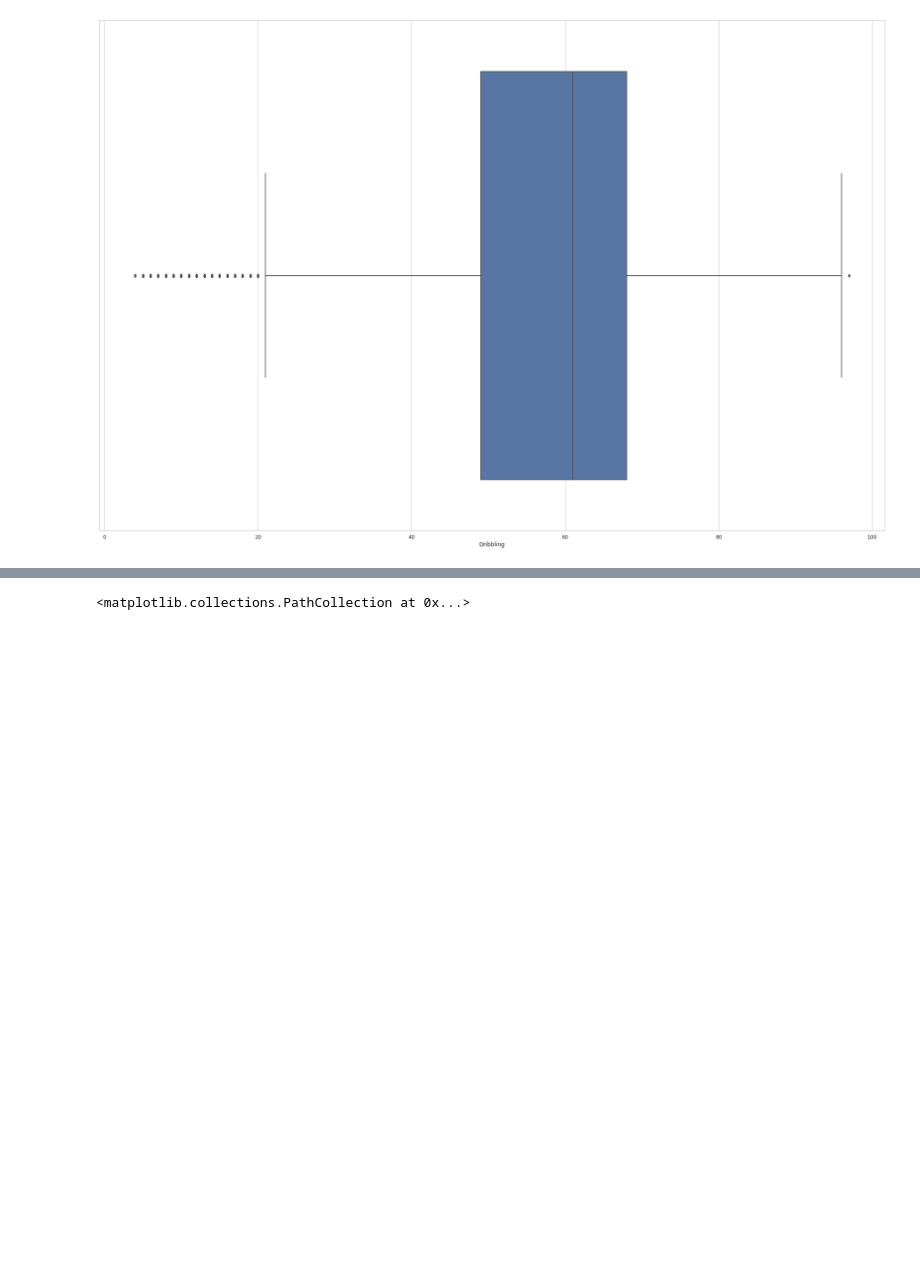
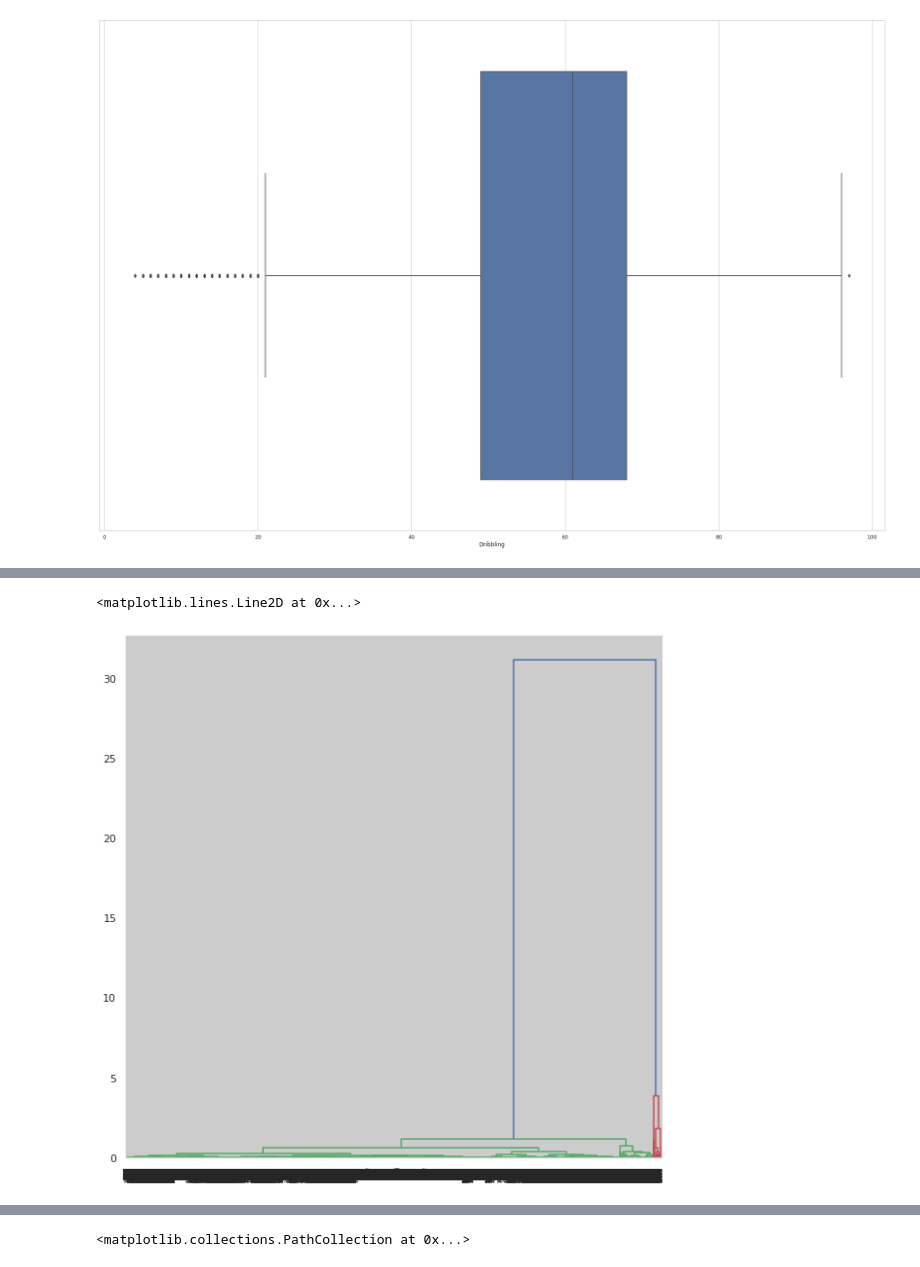
Before and after one commit to bachinaram/DataAnalytics1, a Jupyter notebook: DA1_assignment1.ipynb, the cells around one changed output, grey strips where cells are left out. Cells and saved outputs as stored; diff of their text form; code cells hidden in the pictures; blank space fills up the shorter version.

```diff
--- a/DA1_assignment1.ipynb
+++ b/DA1_assignment1.ipynb
@@ -501,0 +484,6 @@ df3 = df3.fillna(0)
+# %%
+from sklearn.preprocessing import normalize
+from sklearn.metrics import silhouette_score
+data_scaled = normalize(df3)
+data_scaled = pd.DataFrame(data_scaled, columns=df3.columns)
+#data_scaled.head()
@@ -501,0 +527,8 @@ df3 = df3.fillna(0)
+# %%
+import scipy.cluster.hierarchy as shc
+plt.figure(figsize=(15, 15))
+dend = shc.dendrogram(shc.linkage(data_scaled, method='ward'))
+plt.axhline(y=5, color='r', linestyle='--')
+# %% [output]
+<matplotlib.lines.Line2D at 0x...>
+[figure, added]
```
Also changed, not shown: parts of 22 cells of this notebook.
